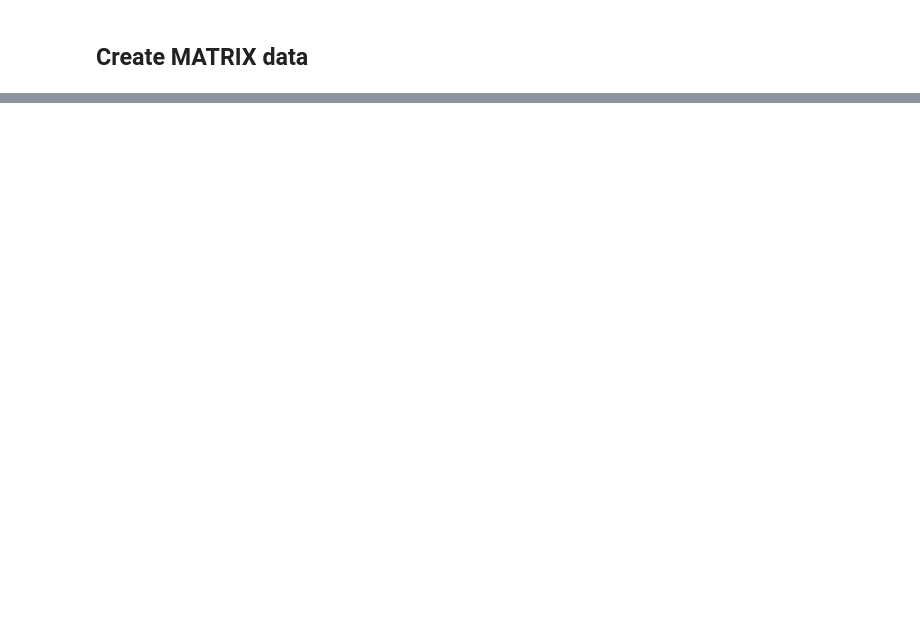
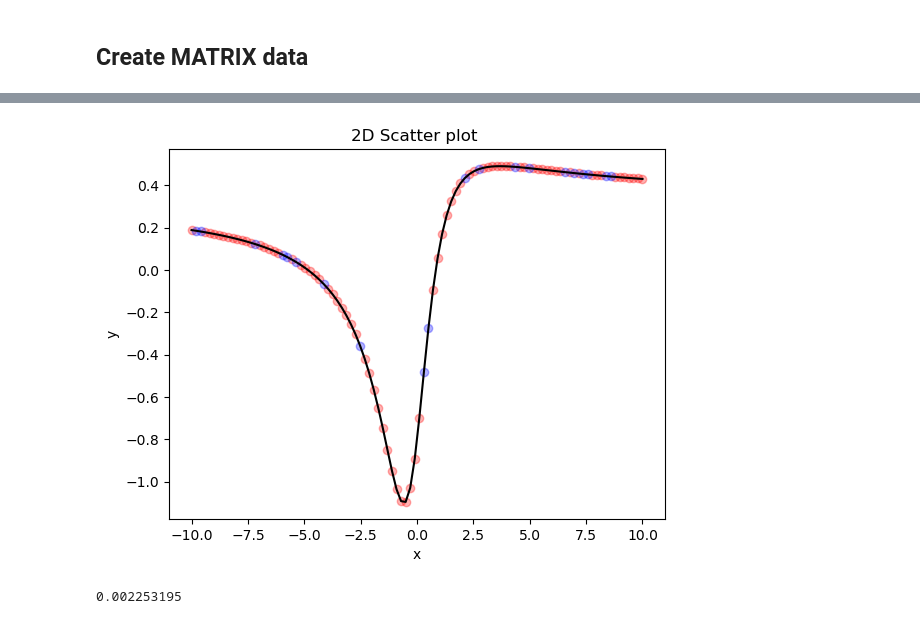
Before and after one commit to beatazor/low-rank-transport, a Jupyter notebook: notebooks/NN_polynomial.ipynb, the cells around one changed output, grey strips where cells are left out. Cells and saved outputs as stored; diff of their text form; code cells hidden in the pictures; blank space fills up the shorter version.

```diff
--- a/notebooks/NN_polynomial.ipynb
+++ b/notebooks/NN_polynomial.ipynb
@@ -208,0 +278,34 @@ print(np.linalg.norm(y_val.detach().numpy() - y_pred_val.detach().numpy()) / np.
+# %%
+model = ShiftPredictionModel(p_init_coeffs=p_coefficients_init,q_init_coeffs=q_coefficients_init,type_NN="rational") # nn.Linear(40,1)
+model.to(torch.float32)
+
+criterion = nn.L1Loss()
+optimizer = optim.Adam(model.parameters(), lr=0.01)
+
+# Training the model
+epochs = 10000
+for epoch in range(epochs):
+
+    model.train()
+    optimizer.zero_grad()
+    y_pred_rat = model(x_train)
+    p_coefficients = torch.tensor([p.item() for p in model.p_coefficients])
+    q_coefficients = torch.tensor([p.item() for p in model.q_coefficients])
+    prediction_loss = criterion(y_pred_rat, y_train_rat)
+    #tv_loss=total_variation(y_pred_rat)
+    loss = prediction_loss #+ 0.5 * tv_loss
+
+    loss.backward()
+    optimizer.step()
+
+    # Evaluation
+    model.eval()
+    with torch.no_grad():
+        y_pred_val_rat = model(x_val)
+        prediction_val_loss = criterion(y_pred_val_rat,y_val_rat) #calculate_loss(y_val,predictions_val).item()
+        #tv_test_loss = total_variation(y_pred_val).item()
+        val_loss = prediction_val_loss #+ 0.5 * tv_test_loss
+        if epoch % 100 == 0:
+            print(f'Epoch [{epoch}/{epochs}], Loss: {loss.item():.4f}, Test Loss: {val_loss:.4f}, Coefficients:{[coefficients1[::-1][i] for i in range(len(coefficients1))]}{[coefficients2[::-1][i] for i in range(len(coefficients2))]}{p_coefficients}{q_coefficients}')
+
+print(f"Model training complete.")
@@ -208,0 +330,17 @@ print(np.linalg.norm(y_val.detach().numpy() - y_pred_val.detach().numpy()) / np.
+# %%
+t_values = np.linspace(-10, 10, cols)
+y_values_rat = np.polyval(np.flip(p_coefficients.numpy()), t_values)/np.polyval(np.flip(q_coefficients.numpy()), t_values)
+
+plt.scatter(x_train, y_train_rat, alpha = 0.3, marker = 'o', color = 'r')
+plt.scatter(x_val, y_val_rat, alpha = 0.3, marker = 'o', color = 'b')
+plt.plot(t_values,y_values_rat, color = 'k')
+plt.title('2D Scatter plot ')
+plt.xlabel('x')
+plt.ylabel('y')
+plt.show()
+# %% [output]
+[figure, added]
+# %%
+print(np.linalg.norm(y_val_rat.detach().numpy() - y_pred_val_rat.detach().numpy()) / np.linalg.norm(y_val_rat.detach().numpy()))
+# %% [output]
+0.002253195
```
Also changed, not shown: parts of 24 cells of this notebook.
